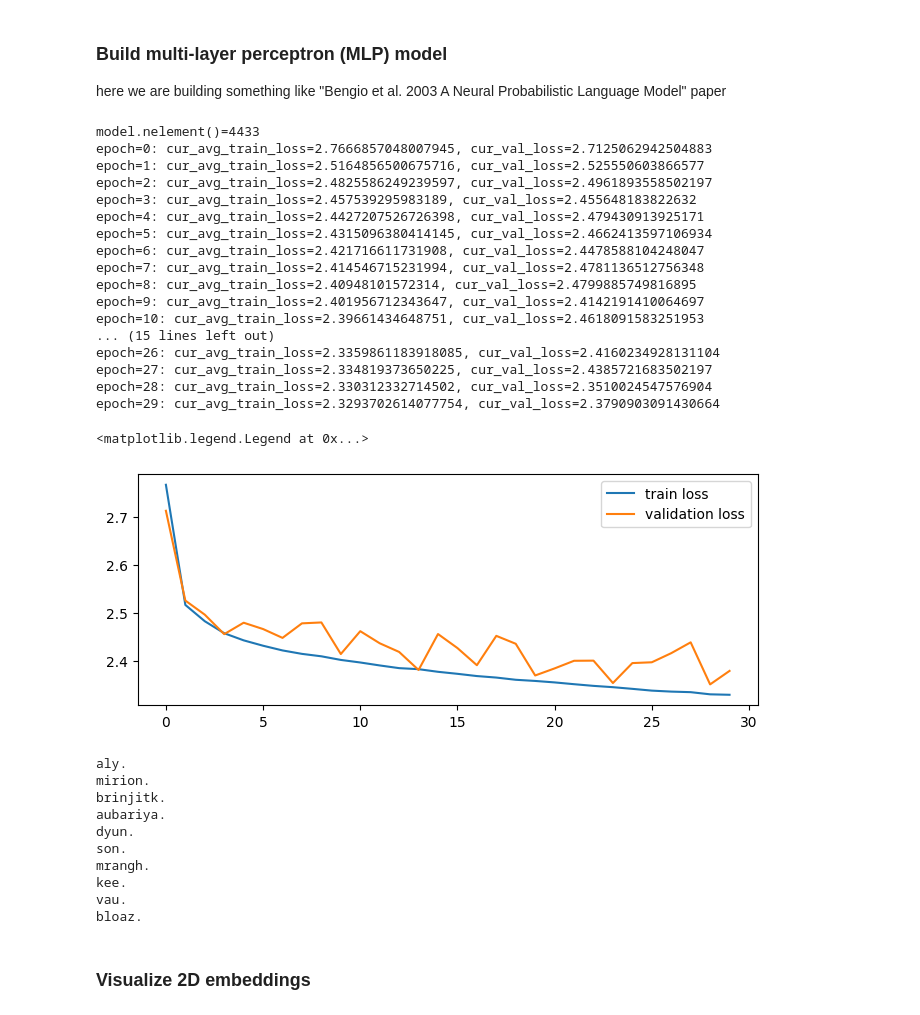
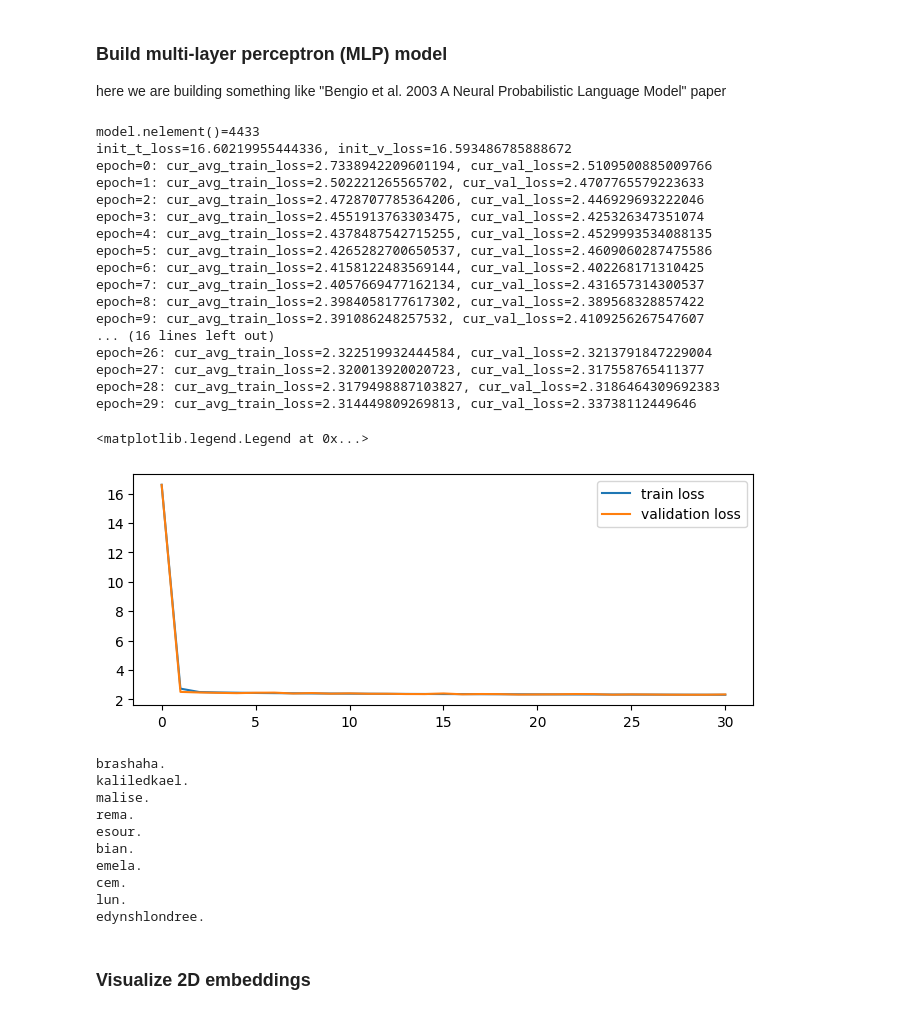
Before and after one commit to ReemBer/makemore-tutorial, a Jupyter notebook: MLP, Activations and gradient visualizations, Sophisticated initializations.ipynb, the cells around one changed output. Cells and saved outputs as stored; diff of their text form; code cells hidden in the pictures.

Commit message:
- merge train and train2 training loop - extend dataset model with TensorDataset class

```diff
--- a/MLP, Activations and gradient visualizations, Sophisticated initializations.ipynb
+++ b/MLP, Activations and gradient visualizations, Sophisticated initializations.ipynb
@@ -166,48 +225,62 @@ class MLP:
 
     def __call__(self, mini_batch_X):
         return self.forward(mini_batch_X)
+
+    def retain_grad(self):
+        for p in self.parameters():
+            p.retain_grad()
 # %%
 model = MLP(vocab_size, block_size, emb_size=2, hidden_size=128, device=device)
-print(f'{model.nelement()=}')
-train_loss, val_loss = train(model, train_X, train_y, val_X.to(device), val_y.to(device), epoches=30, batch_size=64, lr=0.1)
+lr_provider = ConstatntLr(0.1)
+optimizer   = SgdOptimizer(model.parameters(), lr_provider)
+print(f"{model.nelement()=}")
+
+init_t_loss = F.cross_entropy(model(train_X.to(device)), train_y.to(device)).item()
+init_v_loss = F.cross_entropy(model(val_X.to(device)), val_y.to(device)).item()
+print(f"{init_t_loss=}, {init_v_loss=}")
+
+t_loss, v_loss = train(model, train_ds, val_ds, epoches=30, batch_size=64, optimizer=optimizer)
+t_loss = [init_t_loss] + t_loss
+v_loss = [init_v_loss] + v_loss
+
 plt.figure(figsize=(8,3))
-plt.plot(np.array(train_loss), label = 'train loss')
-plt.plot(np.array(val_loss), label = 'validation loss')
+plt.plot(np.array(t_loss), label = 'train loss')
+plt.plot(np.array(v_loss), label = 'validation loss')
 plt.legend()
 # %% [output]
 model.nelement()=4433
-epoch=0: cur_avg_train_loss=2.7666857048007945, cur_val_loss=2.7125062942504883
-epoch=1: cur_avg_train_loss=2.5164856500675716, cur_val_loss=2.525550603866577
-epoch=2: cur_avg_train_loss=2.4825586249239597, cur_val_loss=2.4961893558502197
-epoch=3: cur_avg_train_loss=2.457539295983189, cur_val_loss=2.455648183822632
-epoch=4: cur_avg_train_loss=2.4427207526726398, cur_val_loss=2.479430913925171
-epoch=5: cur_avg_train_loss=2.4315096380414145, cur_val_loss=2.4662413597106934
-epoch=6: cur_avg_train_loss=2.421716611731908, cur_val_loss=2.4478588104248047
-epoch=7: cur_avg_train_loss=2.414546715231994, cur_val_loss=2.4781136512756348
-epoch=8: cur_avg_train_loss=2.40948101572314, cur_val_loss=2.4799885749816895
-epoch=9: cur_avg_train_loss=2.401956712343647, cur_val_loss=2.4142191410064697
-epoch=10: cur_avg_train_loss=2.39661434648751, cur_val_loss=2.4618091583251953
-... (15 lines left out)
-epoch=26: cur_avg_train_loss=2.3359861183918085, cur_val_loss=2.4160234928131104
-epoch=27: cur_avg_train_loss=2.334819373650225, cur_val_loss=2.4385721683502197
-epoch=28: cur_avg_train_loss=2.330312332714502, cur_val_loss=2.3510024547576904
-epoch=29: cur_avg_train_loss=2.3293702614077754, cur_val_loss=2.3790903091430664
+init_t_loss=16.60219955444336, init_v_loss=16.593486785888672
+epoch=0: cur_avg_train_loss=2.7338942209601194, cur_val_loss=2.5109500885009766
+epoch=1: cur_avg_train_loss=2.502221265565702, cur_val_loss=2.4707765579223633
+epoch=2: cur_avg_train_loss=2.4728707785364206, cur_val_loss=2.446929693222046
+epoch=3: cur_avg_train_loss=2.4551913763303475, cur_val_loss=2.425326347351074
+epoch=4: cur_avg_train_loss=2.4378487542715255, cur_val_loss=2.4529993534088135
+epoch=5: cur_avg_train_loss=2.4265282700650537, cur_val_loss=2.4609060287475586
+epoch=6: cur_avg_train_loss=2.4158122483569144, cur_val_loss=2.402268171310425
+epoch=7: cur_avg_train_loss=2.4057669477162134, cur_val_loss=2.431657314300537
+epoch=8: cur_avg_train_loss=2.3984058177617302, cur_val_loss=2.389568328857422
+epoch=9: cur_avg_train_loss=2.391086248257532, cur_val_loss=2.4109256267547607
+... (16 lines left out)
+epoch=26: cur_avg_train_loss=2.322519932444584, cur_val_loss=2.3213791847229004
+epoch=27: cur_avg_train_loss=2.320013920020723, cur_val_loss=2.317558765411377
+epoch=28: cur_avg_train_loss=2.3179498887103827, cur_val_loss=2.3186464309692383
+epoch=29: cur_avg_train_loss=2.314449809269813, cur_val_loss=2.33738112449646
 <matplotlib.legend.Legend at 0x...>
-[figure, old version]
+[figure, new version]
 # %%
 for i in range(10):
     print(''.join(decode(evaluate(model, max_new_tokens=1000))))
 # %% [output]
-aly.
-mirion.
-brinjitk.
-aubariya.
-dyun.
-son.
-mrangh.
-kee.
-vau.
-bloaz.
+brashaha.
+kaliledkael.
+malise.
+rema.
+esour.
+bian.
+emela.
+cem.
+lun.
+edynshlondree.
 # %% [markdown]
 ### Visualize 2D embeddings
 # %%
```
Also changed, not shown: parts of 20 cells of this notebook.
